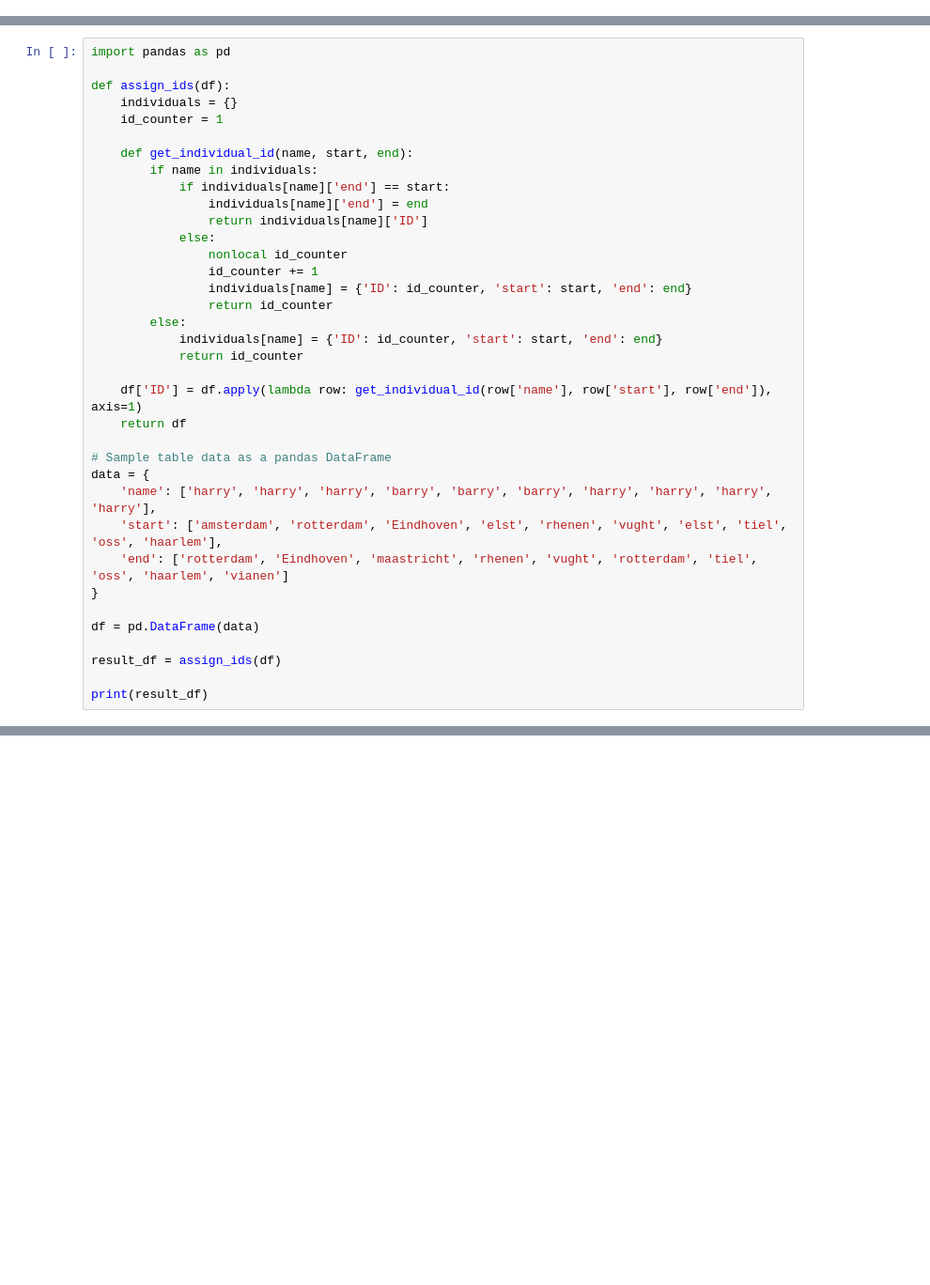
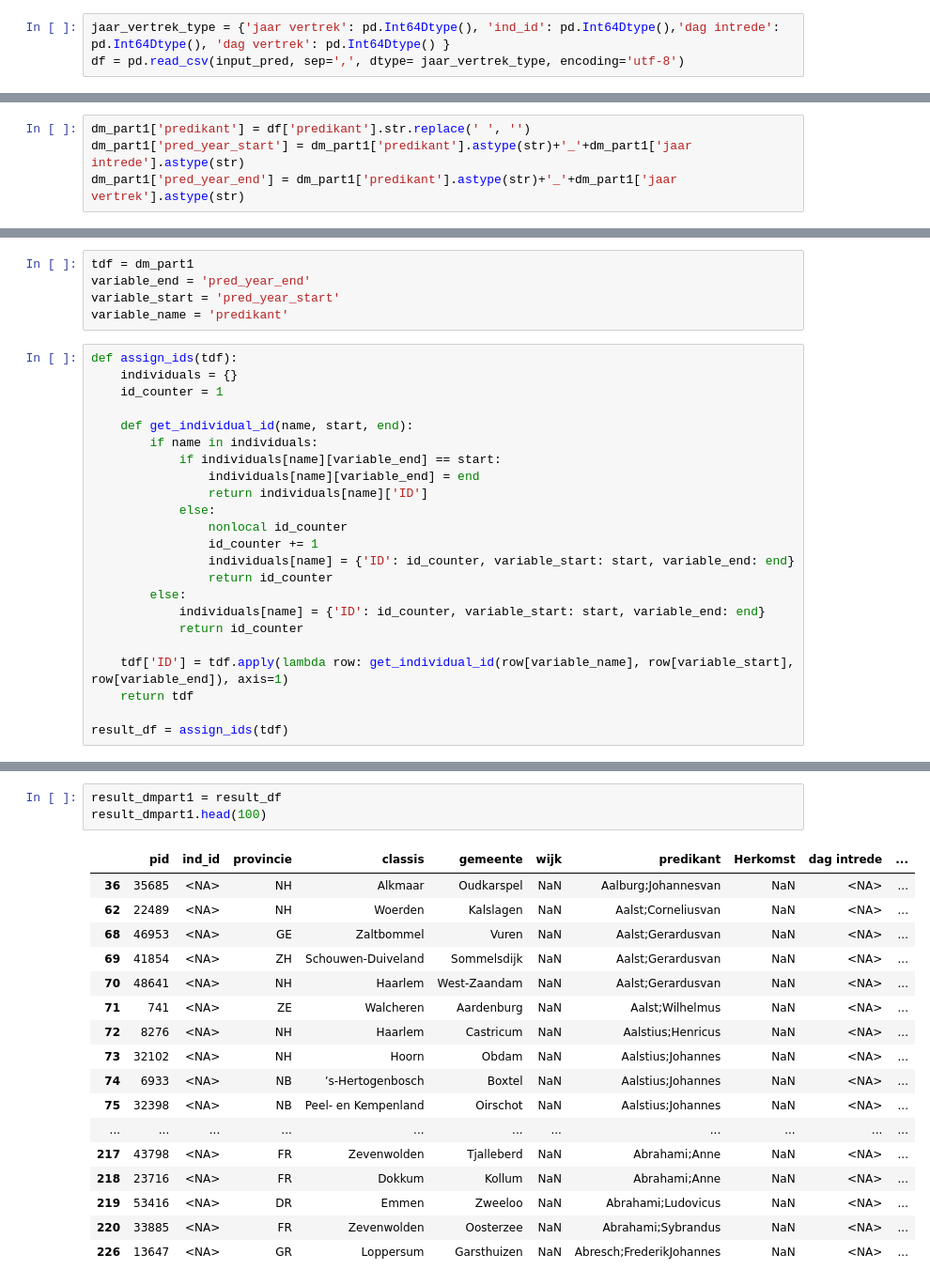
Before and after one commit to DigiDuRe/DigiDuRe, a Jupyter notebook: act1/individuals_from_DM.ipynb, the cells around one changed output, grey strips where cells are left out. Shown: that part at 94% size. Cells and saved outputs as stored; diff of their text form; blank space fills up the shorter version.

```diff
--- a/act1/individuals_from_DM.ipynb
+++ b/act1/individuals_from_DM.ipynb
@@ -0,0 +20,3 @@
+# %%
+jaar_vertrek_type = {'jaar vertrek': pd.Int64Dtype(), 'ind_id': pd.Int64Dtype(),'dag intrede': pd.Int64Dtype(), 'dag vertrek': pd.Int64Dtype() }
+df = pd.read_csv(input_pred, sep=',', dtype= jaar_vertrek_type, encoding='utf-8')
@@ -0,0 +56,4 @@
+# %%
+dm_part1['predikant'] = df['predikant'].str.replace(' ', '')
+dm_part1['pred_year_start'] = dm_part1['predikant'].astype(str)+'_'+dm_part1['jaar intrede'].astype(str)
+dm_part1['pred_year_end'] = dm_part1['predikant'].astype(str)+'_'+dm_part1['jaar vertrek'].astype(str)
@@ -1,37 +76,29 @@
+# %%
+tdf = dm_part1
+variable_end = 'pred_year_end'
+variable_start = 'pred_year_start'
+variable_name = 'predikant'
 # %%
-import pandas as pd
-
-def assign_ids(df):
+def assign_ids(tdf):
     individuals = {}
     id_counter = 1
 
     def get_individual_id(name, start, end):
         if name in individuals:
-            if individuals[name]['end'] == start:
-                individuals[name]['end'] = end
+            if individuals[name][variable_end] == start:
+                individuals[name][variable_end] = end
                 return individuals[name]['ID']
             else:
                 nonlocal id_counter
                 id_counter += 1
-                individuals[name] = {'ID': id_counter, 'start': start, 'end': end}
+                individuals[name] = {'ID': id_counter, variable_start: start, variable_end: end}
                 return id_counter
         else:
-            individuals[name] = {'ID': id_counter, 'start': start, 'end': end}
+            individuals[name] = {'ID': id_counter, variable_start: start, variable_end: end}
             return id_counter
 
-    df['ID'] = df.apply(lambda row: get_individual_id(row['name'], row['start'], row['end']), axis=1)
-    return df
+    tdf['ID'] = tdf.apply(lambda row: get_individual_id(row[variable_name], row[variable_start], row[variable_end]), axis=1)
+    return tdf
 
-# Sample table data as a pandas DataFrame
-data = {
-    'name': ['harry', 'harry', 'harry', 'barry', 'barry', 'barry', 'harry', 'harry', 'harry', 'harry'],
-    'start': ['amsterdam', 'rotterdam', 'Eindhoven', 'elst', 'rhenen', 'vught', 'elst', 'tiel', 'oss', 'haarlem'],
-    'end': ['rotterdam', 'Eindhoven', 'maastricht', 'rhenen', 'vught', 'rotterdam', 'tiel', 'oss', 'haarlem', 'vianen']
-}
-
-df = pd.DataFrame(data)
-
-result_df = assign_ids(df)
-
-print(result_df)
+result_df = assign_ids(tdf)
 # %% [output]
@@ -48,0 +110,21 @@ print(result_df)
+# %%
+result_dmpart1 = result_df
+result_dmpart1.head(100)
+# %% [output]
+|  | pid | ind_id | provincie | classis | gemeente | wijk | predikant | Herkomst | dag intrede | ... |
+| 36 | 35685 | <NA> | NH | Alkmaar | Oudkarspel | NaN | Aalburg;Johannesvan | NaN | <NA> | ... |
+| 62 | 22489 | <NA> | NH | Woerden | Kalslagen | NaN | Aalst;Corneliusvan | NaN | <NA> | ... |
+| 68 | 46953 | <NA> | GE | Zaltbommel | Vuren | NaN | Aalst;Gerardusvan | NaN | <NA> | ... |
+| 69 | 41854 | <NA> | ZH | Schouwen-Duiveland | Sommelsdijk | NaN | Aalst;Gerardusvan | NaN | <NA> | ... |
+| 70 | 48641 | <NA> | NH | Haarlem | West-Zaandam | NaN | Aalst;Gerardusvan | NaN | <NA> | ... |
+| 71 | 741 | <NA> | ZE | Walcheren | Aardenburg | NaN | Aalst;Wilhelmus | NaN | <NA> | ... |
+| 72 | 8276 | <NA> | NH | Haarlem | Castricum | NaN | Aalstius;Henricus | NaN | <NA> | ... |
+| 73 | 32102 | <NA> | NH | Hoorn | Obdam | NaN | Aalstius;Johannes | NaN | <NA> | ... |
+| 74 | 6933 | <NA> | NB | ’s-Hertogenbosch | Boxtel | NaN | Aalstius;Johannes | NaN | <NA> | ... |
+| 75 | 32398 | <NA> | NB | Peel- en Kempenland | Oirschot | NaN | Aalstius;Johannes | NaN | <NA> | ... |
+| ... | ... | ... | ... | ... | ... | ... | ... | ... | ... | ... |
+| 217 | 43798 | <NA> | FR | Zevenwolden | Tjalleberd | NaN | Abrahami;Anne | NaN | <NA> | ... |
+| 218 | 23716 | <NA> | FR | Dokkum | Kollum | NaN | Abrahami;Anne | NaN | <NA> | ... |
+| 219 | 53416 | <NA> | DR | Emmen | Zweeloo | NaN | Abrahami;Ludovicus | NaN | <NA> | ... |
+| 220 | 33885 | <NA> | FR | Zevenwolden | Oosterzee | NaN | Abrahami;Sybrandus | NaN | <NA> | ... |
+| 226 | 13647 | <NA> | GR | Loppersum | Garsthuizen | NaN | Abresch;FrederikJohannes | NaN | <NA> | ... |
```
Also changed, not shown: parts of 27 cells of this notebook, 4 other files.
